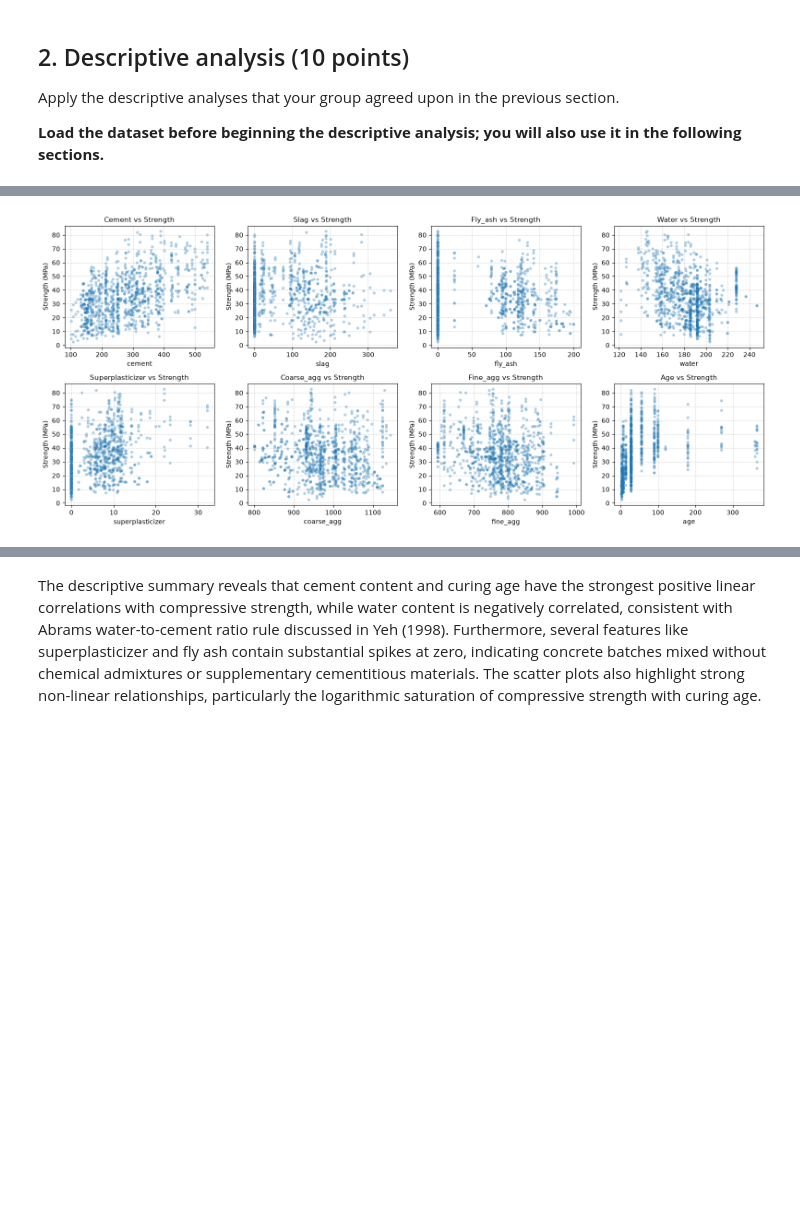
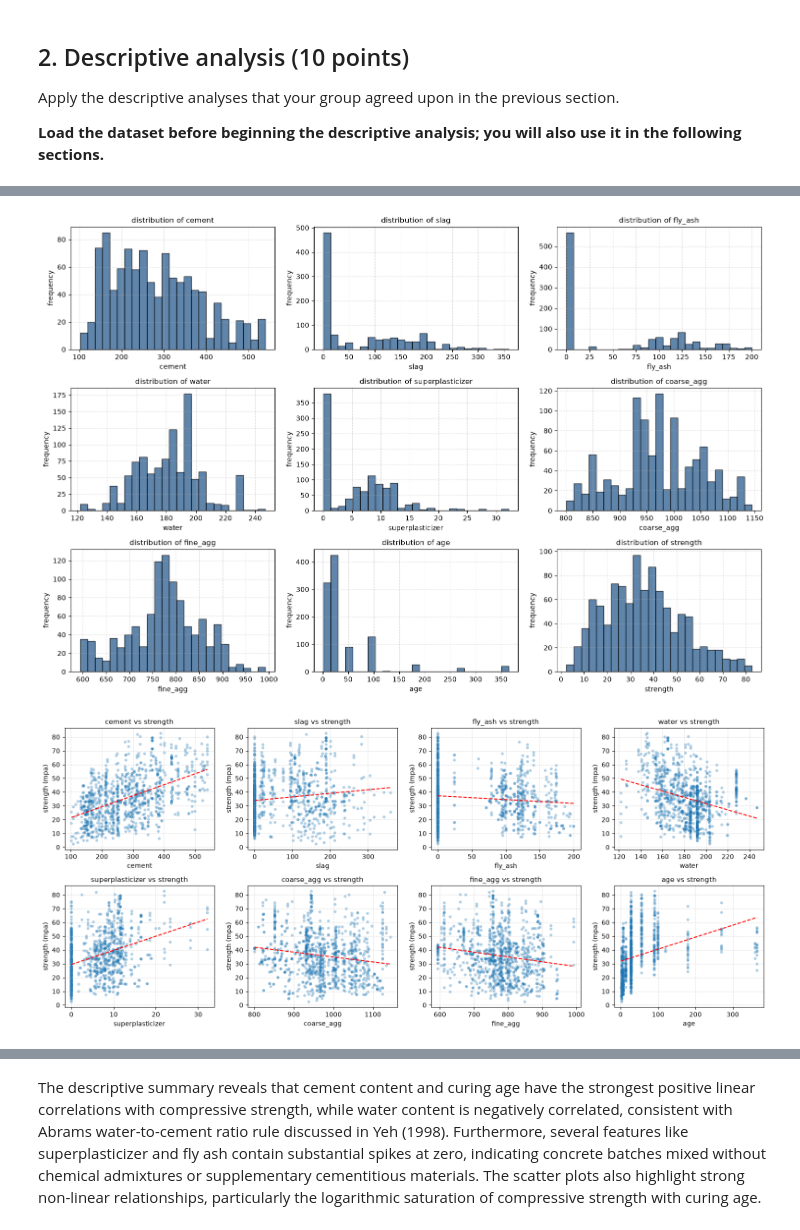
Before and after one commit to saejin-moon/ds4021, a Jupyter notebook: lab5.ipynb, the cells around one changed output, grey strips where cells are left out. Drawn from its saved outputs; the diff is of its cells as text; code cells hidden in the pictures; blank space fills up the shorter version.

```diff
--- a/lab5.ipynb
+++ b/lab5.ipynb
@@ -124,18 +134,54 @@ water              -0.270
 Name: strength, dtype: float64
 # %%
-# Visual analysis: Histograms and scatter plots vs target
-fig, axes = plt.subplots(2, 4, figsize=(16, 7))
-axes = axes.flatten()
+# visual analysis part a: feature distributions and histograms
+fig_hist, axes_hist = plt.subplots(3, 3, figsize=(15, 10))
+axes_hist = axes_hist.flatten()
 
-for idx, col in enumerate(feature_cols):
-    ax = axes[idx]
-    ax.scatter(df[col], df[target_col], alpha=0.35, edgecolors="none", s=20, color="#1f77b4")
-    ax.set_title(f"{col.capitalize()} vs Strength", fontsize=11)
-    ax.set_xlabel(col)
-    ax.set_ylabel("Strength (MPa)")
-    ax.grid(True, linestyle="--", alpha=0.5)
+all_cols = feature_cols + [target_col]
+for idx_h, col_h in enumerate(all_cols):
+    ax_h = axes_hist[idx_h]
+    ax_h.hist(df[col_h], bins=25, color="#2b5c8f", edgecolor="black", alpha=0.75)
+    ax_h.set_title(f"distribution of {col_h}", fontsize=11)
+    ax_h.set_xlabel(col_h)
+    ax_h.set_ylabel("frequency")
+    ax_h.grid(True, linestyle="--", alpha=0.4)
 
 plt.tight_layout()
 plt.show()
+
+# visual analysis part b: bivariate scatter plots against compressive strength
+fig_scatter, axes_scatter = plt.subplots(2, 4, figsize=(16, 7))
+axes_scatter = axes_scatter.flatten()
+
+for idx_s, col_s in enumerate(feature_cols):
+    ax_s = axes_scatter[idx_s]
+    ax_s.scatter(df[col_s], df[target_col], alpha=0.35, edgecolors="none", s=20, color="#1f77b4")
+    # add simple linear trend line
+    m_s, b_s = np.polyfit(df[col_s], df[target_col], 1)
+    x_vals = np.linspace(df[col_s].min(), df[col_s].max(), 100)
+    ax_s.plot(x_vals, m_s * x_vals + b_s, color="red", linestyle="--", linewidth=1.5)
+    ax_s.set_title(f"{col_s} vs strength", fontsize=11)
+    ax_s.set_xlabel(col_s)
+    ax_s.set_ylabel("strength (mpa)")
+    ax_s.grid(True, linestyle="--", alpha=0.4)
+
+plt.tight_layout()
+plt.show()
+
+# visual analysis part c: correlation heatmap
+fig_heat, ax_heat = plt.subplots(figsize=(9, 7))
+cax = ax_heat.matshow(corr_matrix, cmap="coolwarm", vmin=-1, vmax=1)
+fig_heat.colorbar(cax)
+ax_heat.set_xticks(range(len(all_cols)))
+ax_heat.set_yticks(range(len(all_cols)))
+ax_heat.set_xticklabels(all_cols, rotation=45, ha="left")
+ax_heat.set_yticklabels(all_cols)
+for i_h in range(len(all_cols)):
+    for j_h in range(len(all_cols)):
+        ax_heat.text(j_h, i_h, f"{corr_matrix.iloc[i_h, j_h]:.2f}", ha="center", va="center", color="black", fontsize=9)
+ax_heat.set_title("correlation heatmap", pad=20, fontsize=12)
+plt.tight_layout()
+plt.show()
 # %% [output]
-[figure, old version]
+[figure, new version]
+[figure, added]
```
Also changed, not shown: parts of 6 cells of this notebook.
